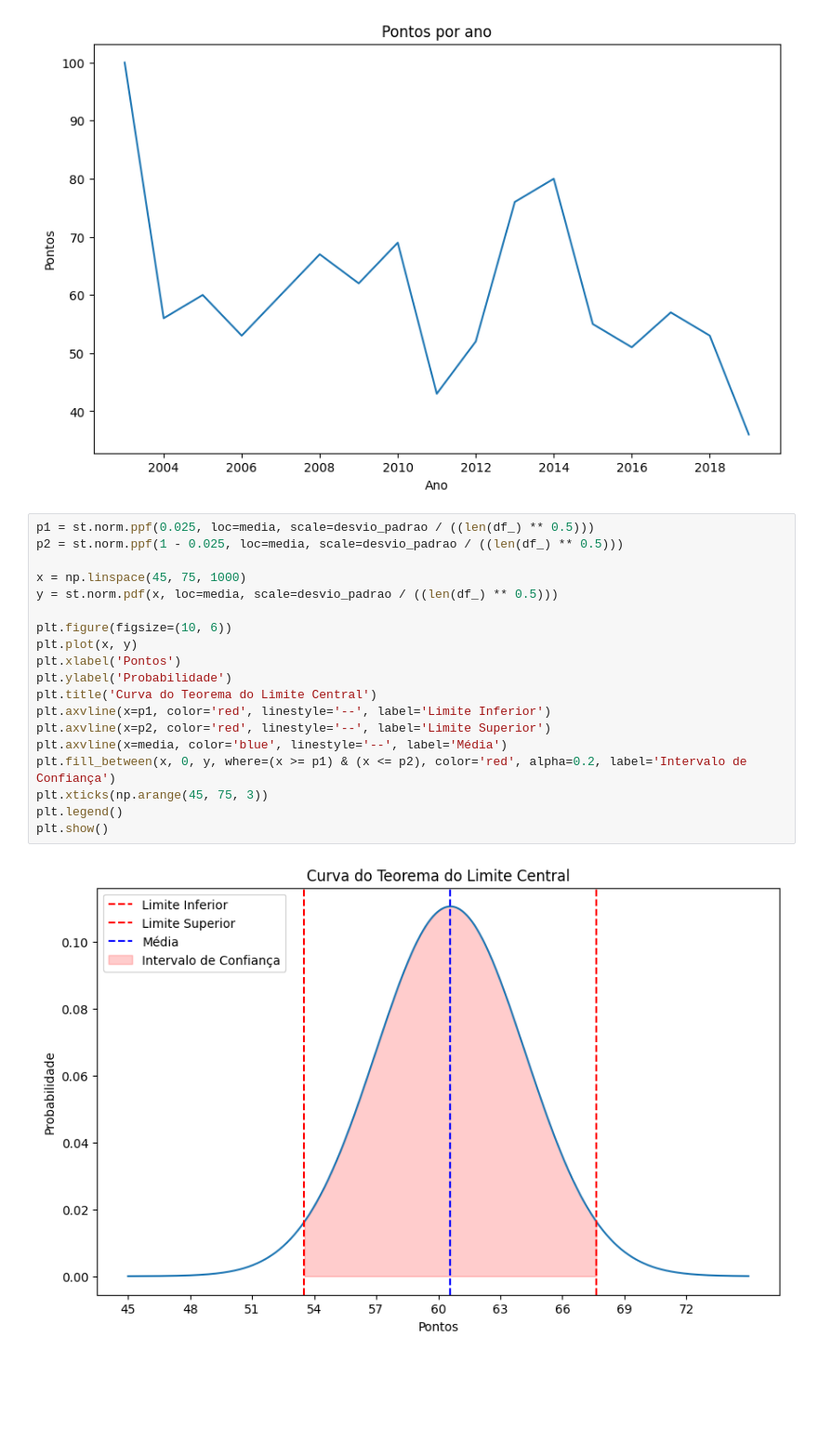
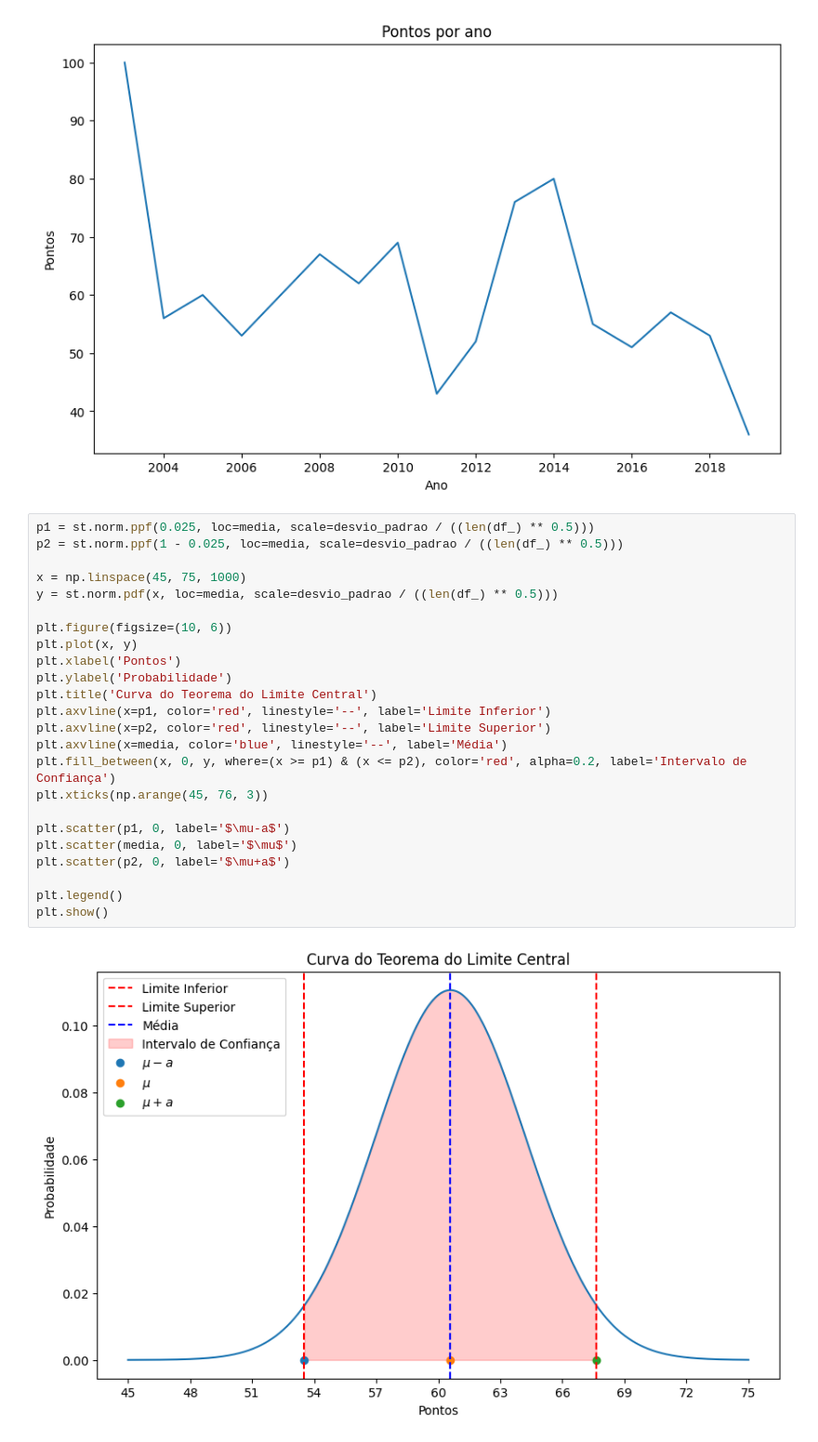
Before and after one commit to henriquetg1/aps5-cdados, a Jupyter notebook: aps5.ipynb, the cells around one changed output. Shown at 93% size. Cells and saved outputs as stored; diff of their text form; blank space fills up the shorter version.

```diff
--- a/aps5.ipynb
+++ b/aps5.ipynb
@@ -52,21 +52,26 @@ plt.show()
 # %%
 p1 = st.norm.ppf(0.025, loc=media, scale=desvio_padrao / ((len(df_) ** 0.5)))
 p2 = st.norm.ppf(1 - 0.025, loc=media, scale=desvio_padrao / ((len(df_) ** 0.5)))
 
 x = np.linspace(45, 75, 1000)
 y = st.norm.pdf(x, loc=media, scale=desvio_padrao / ((len(df_) ** 0.5)))
 
 plt.figure(figsize=(10, 6))
 plt.plot(x, y)
 plt.xlabel('Pontos')
 plt.ylabel('Probabilidade')
 plt.title('Curva do Teorema do Limite Central')
 plt.axvline(x=p1, color='red', linestyle='--', label='Limite Inferior')
 plt.axvline(x=p2, color='red', linestyle='--', label='Limite Superior')
 plt.axvline(x=media, color='blue', linestyle='--', label='Média')
 plt.fill_between(x, 0, y, where=(x >= p1) & (x <= p2), color='red', alpha=0.2, label='Intervalo de Confiança')
-plt.xticks(np.arange(45, 75, 3))
+plt.xticks(np.arange(45, 76, 3))
+
+plt.scatter(p1, 0, label='$\mu-a$')
+plt.scatter(media, 0, label='$\mu$')
+plt.scatter(p2, 0, label='$\mu+a$')
+
 plt.legend()
 plt.show()
 # %% [output]
-[figure, old version]
+[figure, new version]
```
